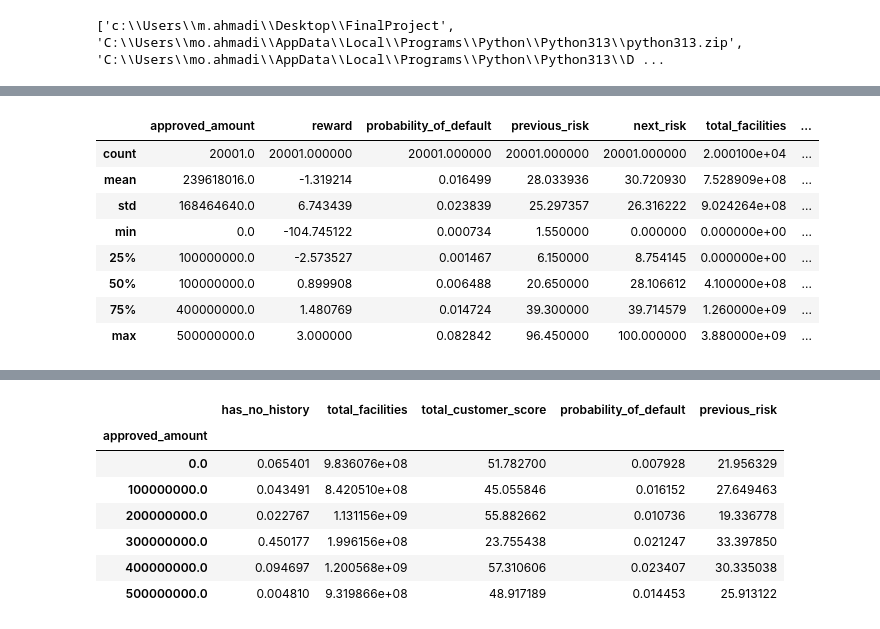
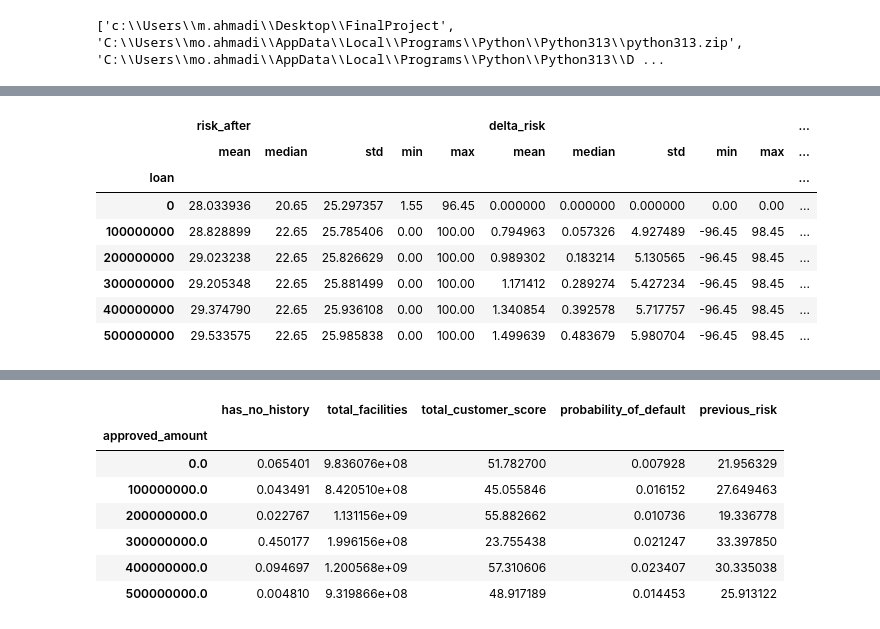
Before and after one commit to maminahmadi193-dev/DRL-Based-Smart-Credit-Allocation-Policy-Application, a Jupyter notebook: notebooks/analysis.ipynb, the cells around one changed output, grey strips where cells are left out. Drawn from its saved outputs; the diff is of its cells as text; code cells hidden in the pictures.

```diff
--- a/notebooks/analysis.ipynb
+++ b/notebooks/analysis.ipynb
@@ -24,13 +31,17 @@ from sklearn.model_selection import train_test_split
 # %%
-model = DQN.load(r"C:\\Users\\m.ahmadi\\Desktop\\FinalProject\\models\\dqn_loan2")
+PATH = r"C:\Users\m.ahmadi\Desktop\FinalProject\notebooks\df_cleaned.csv"
 
-PATH = r"C:\\Users\\m.ahmadi\Desktop\\FinalProject\\notebooks\\df_cleaned.csv"
+df_raw = pd.read_csv(PATH)
 
-df = pd.read_csv(PATH)
-
-_, test_df = train_test_split(
-    df,
+train_idx, test_idx = train_test_split(
+    np.arange(len(df_raw)),
     test_size=0.2,
     random_state=42,
-    shuffle=True,
+    shuffle=True
 )
+
+train_df = df_raw.iloc[train_idx].reset_index(drop=True)
+test_df = df_raw.iloc[test_idx].reset_index(drop=True)
+
+print("Train:", len(train_df))
+print("Test :", len(test_df))
@@ -36,0 +87,2 @@ _, test_df = train_test_split(
+# %%
+env = LoanEnv(test_df, scaler)
@@ -96,12 +152,20 @@ results.head()
 # %%
-results.describe()
+transition_df.groupby("loan")[
+    ["risk_after", "delta_risk", "pd_after"]
+].agg([
+    "mean",
+    "median",
+    "std",
+    "min",
+    "max"
+])
 # %% [output]
-|  | approved_amount | reward | probability_of_default | previous_risk | next_risk | total_facilities | ... |
-| count | 20001.0 | 20001.000000 | 20001.000000 | 20001.000000 | 20001.000000 | 2.000100e+04 | ... |
-| mean | 239618016.0 | -1.319214 | 0.016499 | 28.033936 | 30.720930 | 7.528909e+08 | ... |
-| std | 168464640.0 | 6.743439 | 0.023839 | 25.297357 | 26.316222 | 9.024264e+08 | ... |
-| min | 0.0 | -104.745122 | 0.000734 | 1.550000 | 0.000000 | 0.000000e+00 | ... |
-| 25% | 100000000.0 | -2.573527 | 0.001467 | 6.150000 | 8.754145 | 0.000000e+00 | ... |
-| 50% | 100000000.0 | 0.899908 | 0.006488 | 20.650000 | 28.106612 | 4.100000e+08 | ... |
-| 75% | 400000000.0 | 1.480769 | 0.014724 | 39.300000 | 39.714579 | 1.260000e+09 | ... |
-| max | 500000000.0 | 3.000000 | 0.082842 | 96.450000 | 100.000000 | 3.880000e+09 | ... |
+|  | risk_after |  |  |  |  | delta_risk |  |  |  |  | ... |
+|  | mean | median | std | min | max | mean | median | std | min | max | ... |
+| loan |  |  |  |  |  |  |  |  |  |  | ... |
+| 0 | 28.033936 | 20.65 | 25.297357 | 1.55 | 96.45 | 0.000000 | 0.000000 | 0.000000 | 0.00 | 0.00 | ... |
+| 100000000 | 28.828899 | 22.65 | 25.785406 | 0.00 | 100.00 | 0.794963 | 0.057326 | 4.927489 | -96.45 | 98.45 | ... |
+| 200000000 | 29.023238 | 22.65 | 25.826629 | 0.00 | 100.00 | 0.989302 | 0.183214 | 5.130565 | -96.45 | 98.45 | ... |
+| 300000000 | 29.205348 | 22.65 | 25.881499 | 0.00 | 100.00 | 1.171412 | 0.289274 | 5.427234 | -96.45 | 98.45 | ... |
+| 400000000 | 29.374790 | 22.65 | 25.936108 | 0.00 | 100.00 | 1.340854 | 0.392578 | 5.717757 | -96.45 | 98.45 | ... |
+| 500000000 | 29.533575 | 22.65 | 25.985838 | 0.00 | 100.00 | 1.499639 | 0.483679 | 5.980704 | -96.45 | 98.45 | ... |
```
Also changed, not shown: parts of 19 cells of this notebook.
